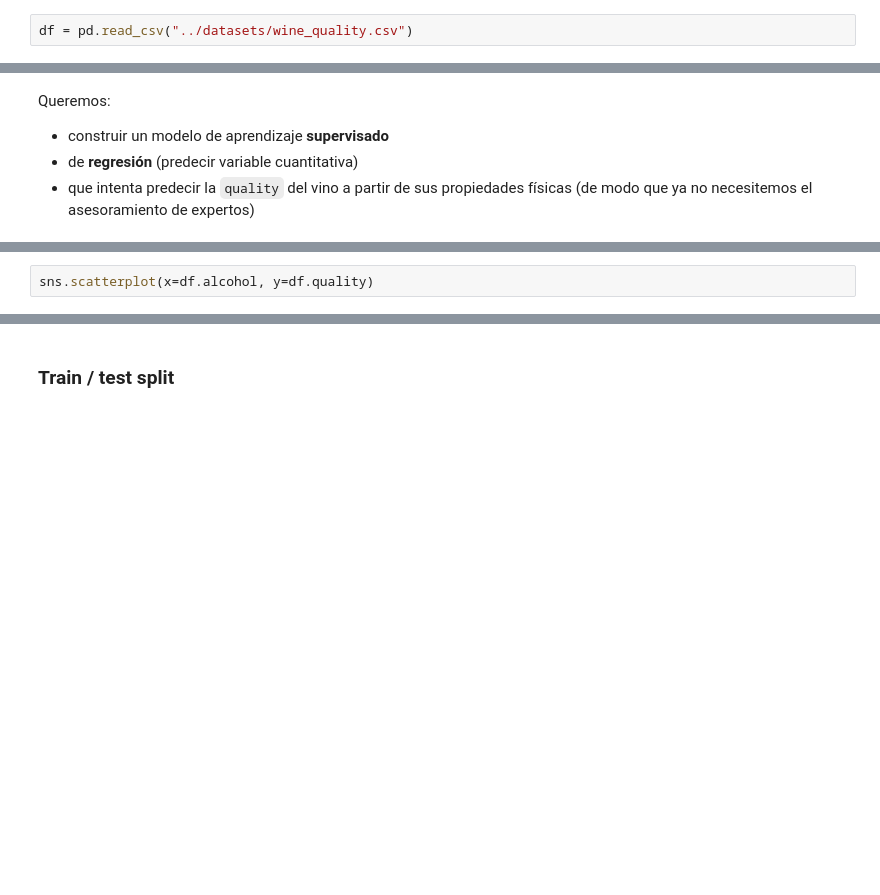
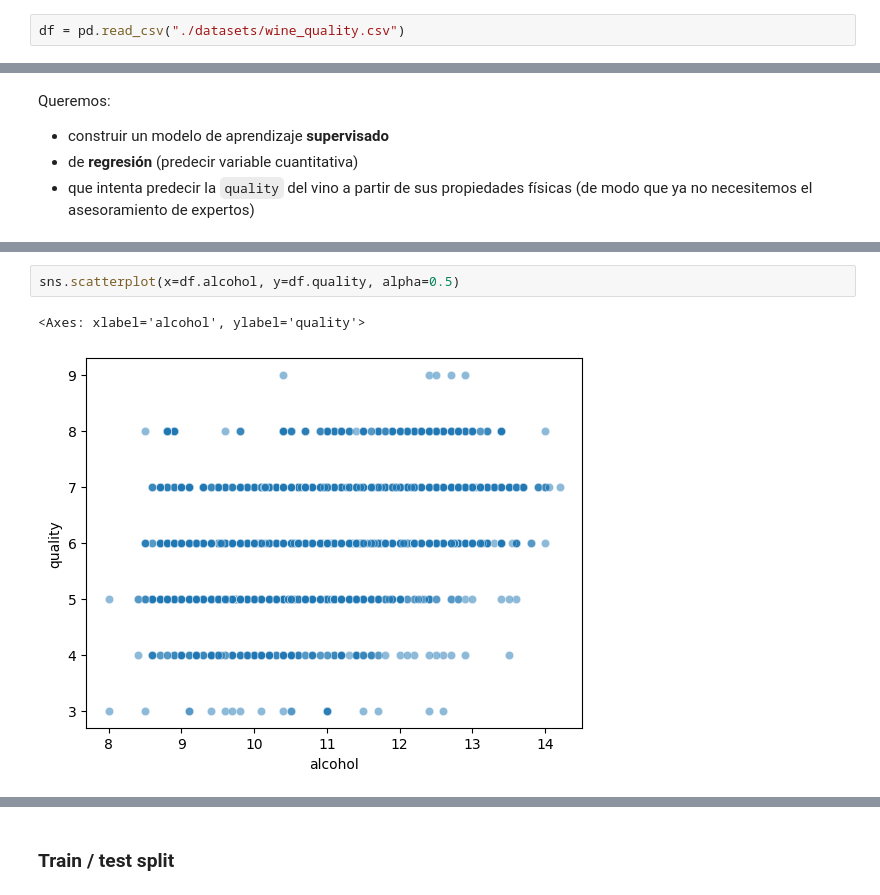
Before and after one commit to poacosta/ml_esesa_2024, a Jupyter notebook: 06.decision-trees.ipynb, the cells around one changed output, grey strips where cells are left out. Drawn from its saved outputs; the diff is of its cells as text; blank space fills up the shorter version.

```diff
--- a/06.decision-trees.ipynb
+++ b/06.decision-trees.ipynb
@@ -33,6 +33,6 @@ Hoy utilizaremos un conjunto de datos de **vino blanco**.
 # %% [markdown]
 Los expertos han calificado varios vinos, cuyas propiedades físicas también se indican
 # %%
-df = pd.read_csv("../datasets/wine_quality.csv")
+df = pd.read_csv("./datasets/wine_quality.csv")
 # %%
 df.shape
@@ -61,4 +102,7 @@ df.corr()["quality"].sort_values()
 # %%
-sns.scatterplot(x=df.alcohol, y=df.quality)
+sns.scatterplot(x=df.alcohol, y=df.quality, alpha=0.5)
+# %% [output]
+<Axes: xlabel='alcohol', ylabel='quality'>
+[figure, added]
 # %%
 sns.boxplot(x=df.quality, y=df.alcohol, palette="Blues")
```
Also changed, not shown: parts of 89 cells of this notebook, 2 other files.
